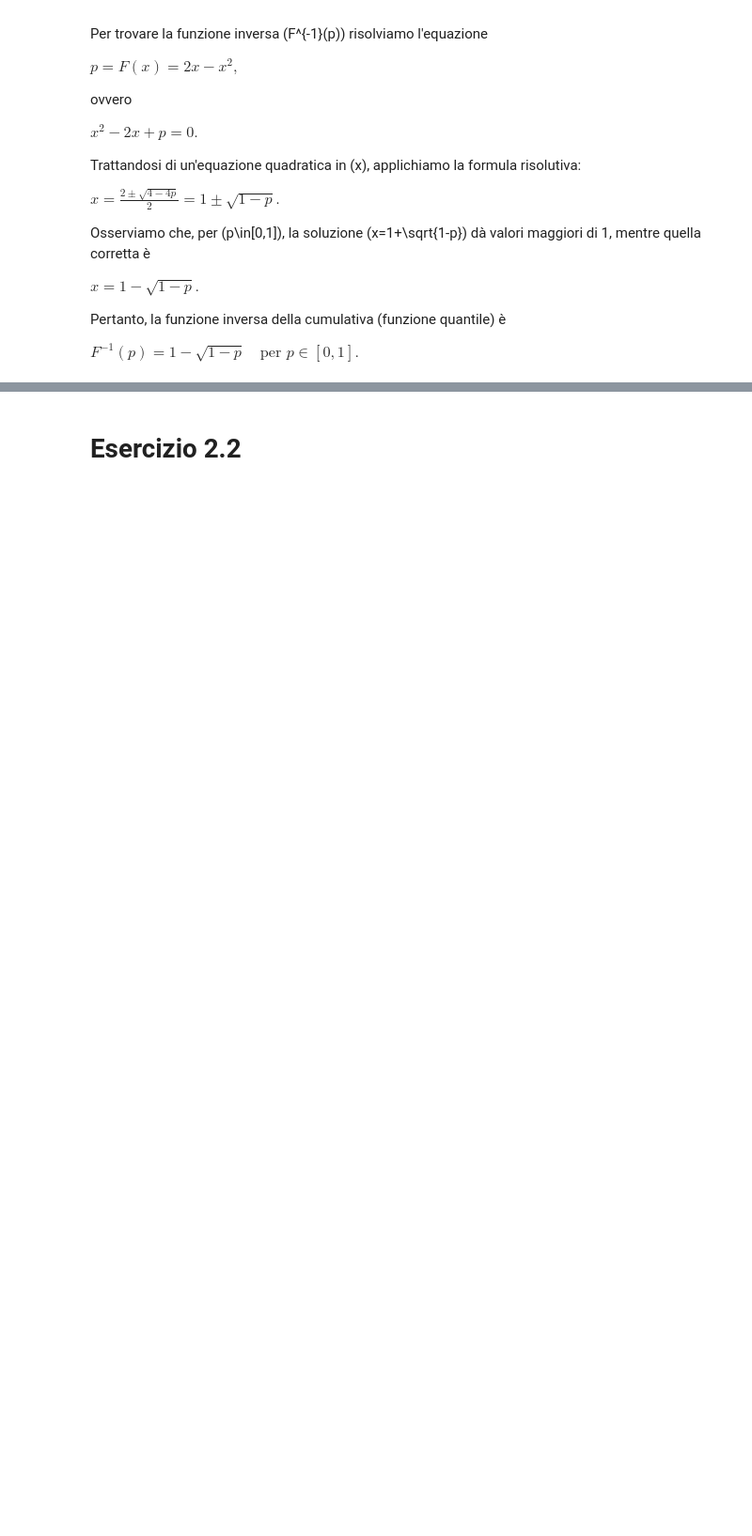
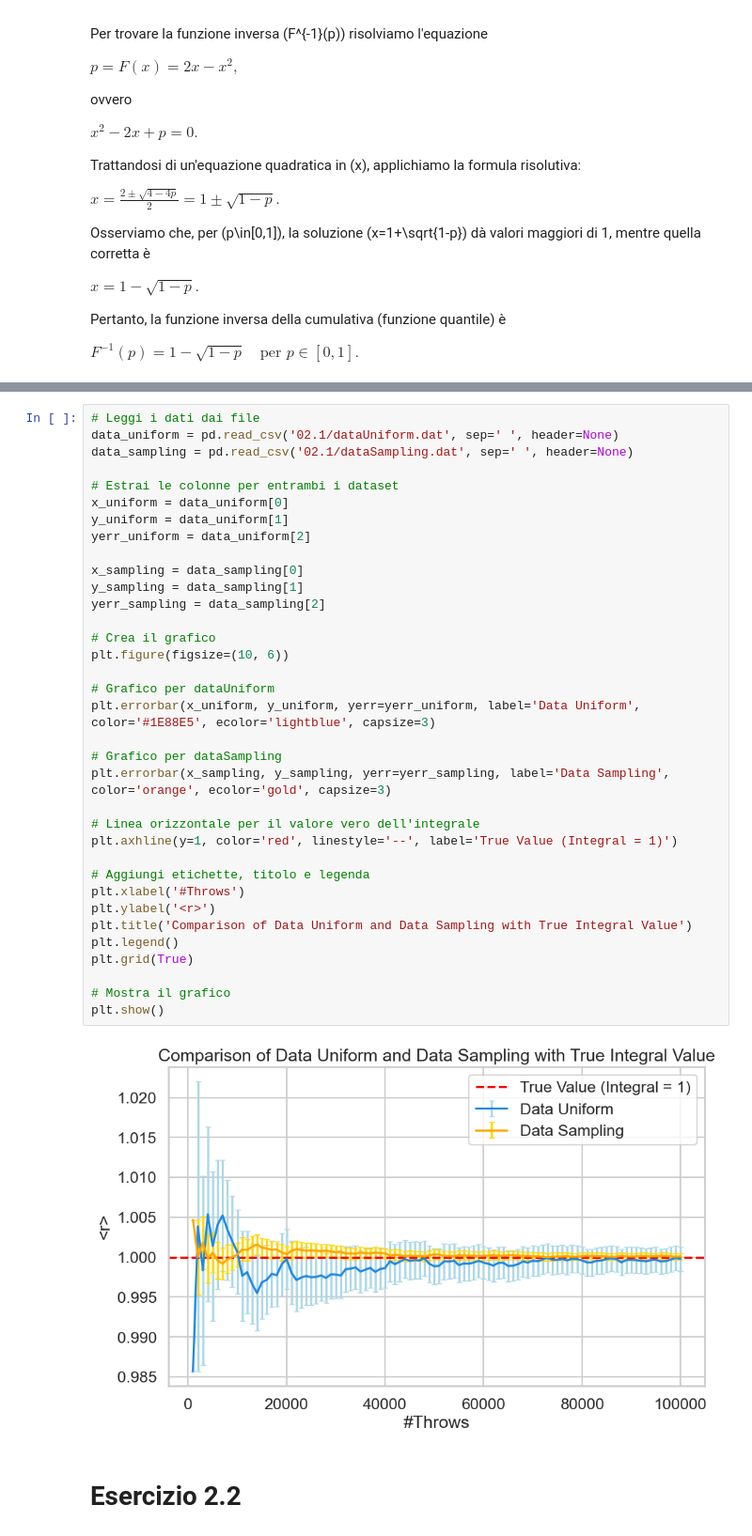
Before and after one commit to filmauri/LSN, a Jupyter notebook: 02/Esercizio2.ipynb, the cells around one changed output, grey strips where cells are left out. Shown at 94% size. Cells and saved outputs as stored; diff of their text form; blank space fills up the shorter version.

```diff
--- a/02/Esercizio2.ipynb
+++ b/02/Esercizio2.ipynb
@@ -152,2 +155,39 @@ plt.show()
+# %%
+# Leggi i dati dai file
+data_uniform = pd.read_csv('02.1/dataUniform.dat', sep=' ', header=None)
+data_sampling = pd.read_csv('02.1/dataSampling.dat', sep=' ', header=None)
+
+# Estrai le colonne per entrambi i dataset
+x_uniform = data_uniform[0]
+y_uniform = data_uniform[1]
+yerr_uniform = data_uniform[2]
+
+x_sampling = data_sampling[0]
+y_sampling = data_sampling[1]
+yerr_sampling = data_sampling[2]
+
+# Crea il grafico
+plt.figure(figsize=(10, 6))
+
+# Grafico per dataUniform
+plt.errorbar(x_uniform, y_uniform, yerr=yerr_uniform, label='Data Uniform', color='#1E88E5', ecolor='lightblue', capsize=3)
+
+# Grafico per dataSampling
+plt.errorbar(x_sampling, y_sampling, yerr=yerr_sampling, label='Data Sampling', color='orange', ecolor='gold', capsize=3)
+
+# Linea orizzontale per il valore vero dell'integrale
+plt.axhline(y=1, color='red', linestyle='--', label='True Value (Integral = 1)')
+
+# Aggiungi etichette, titolo e legenda
+plt.xlabel('#Throws')
+plt.ylabel('<r>')
+plt.title('Comparison of Data Uniform and Data Sampling with True Integral Value')
+plt.legend()
+plt.grid(True)
+
+# Mostra il grafico
+plt.show()
+# %% [output]
+[figure, added]
 # %% [markdown]
 # Esercizio 2.2
```
Also changed, not shown: parts of 9 cells of this notebook, 10 other files.
